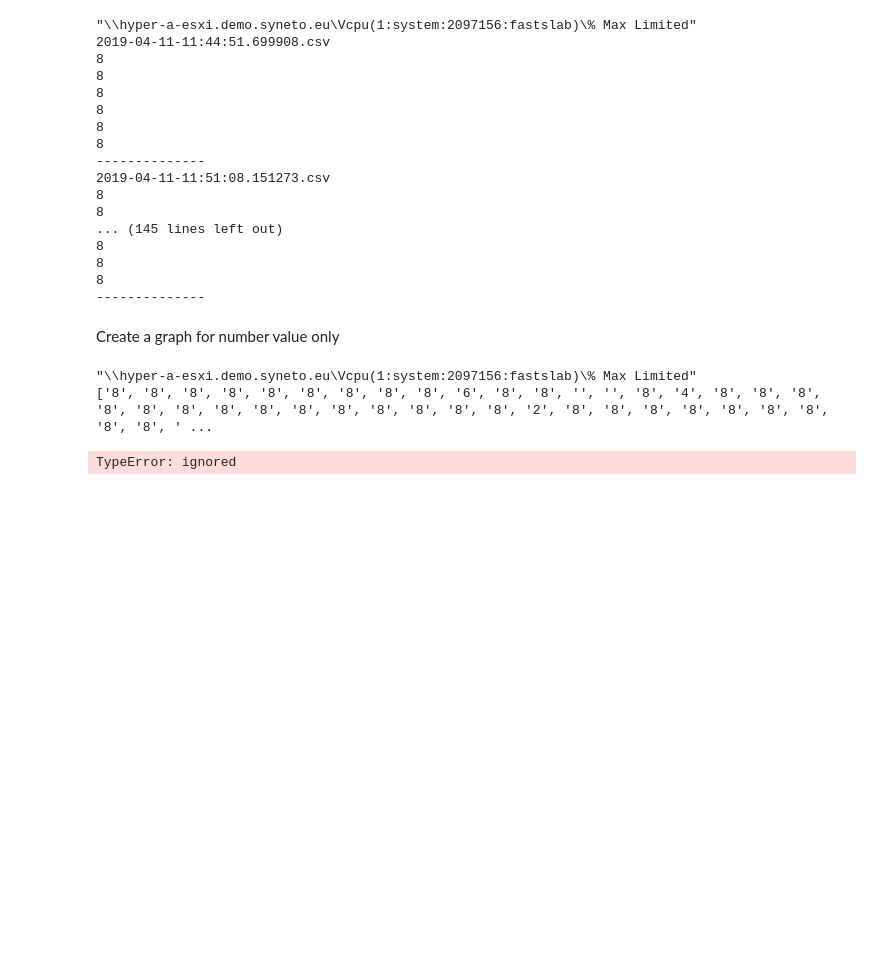
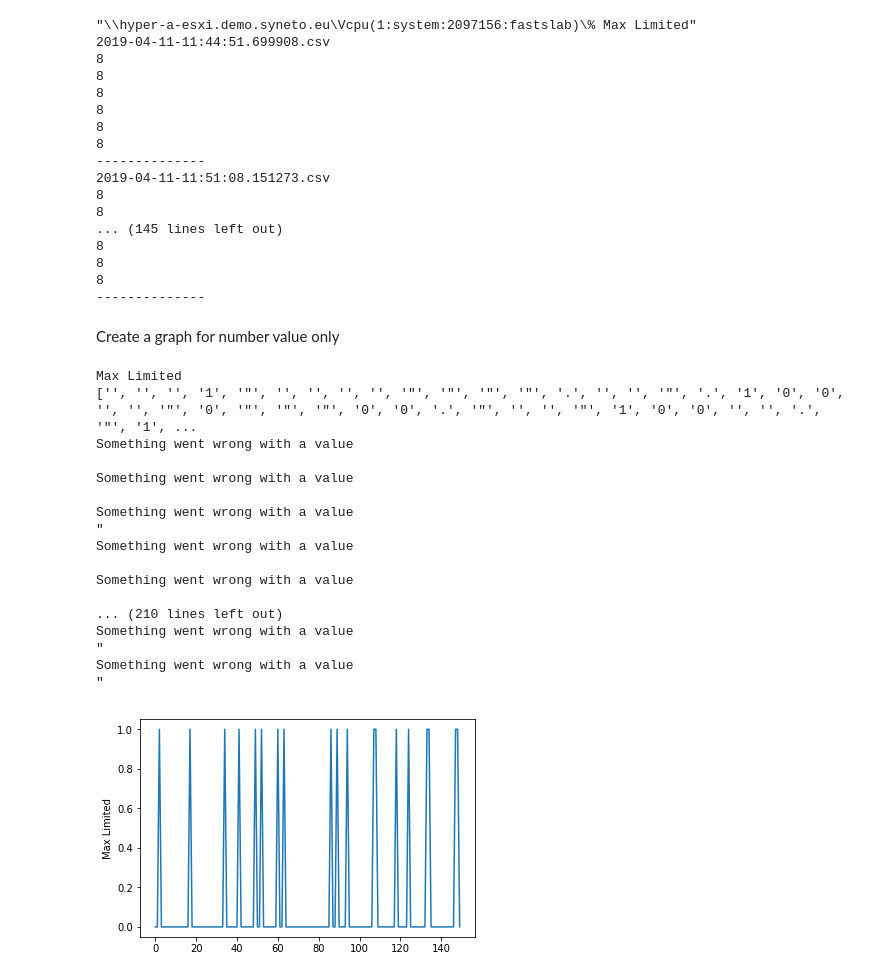
Before and after one commit to GenericError404/Syneto.collab, a Jupyter notebook: Syneto_Internship_Antoine_VILLAUME.ipynb, the cells around one changed output. Cells and saved outputs as stored; diff of their text form; code cells hidden in the pictures; blank space fills up the shorter version.

```diff
--- a/Syneto_Internship_Antoine_VILLAUME.ipynb
+++ b/Syneto_Internship_Antoine_VILLAUME.ipynb
@@ -144,52 +144,58 @@ Create a graph for number value only
 import matplotlib.pyplot as plt
 import os
 research = input()
-cutresearch = research.replace(' ','')
-cutresearch = cutresearch.replace('\n','')
 result = ''
 
 for nameFile in os.listdir('./'):
   colId=[-1]
   index=0
   if '.csv' in nameFile:
     file=open(nameFile, 'r')
     ligne = file.readline()
     ligne = ligne.split(',')
     for i in ligne:
-
-      i = i.replace(' ','')
-      i = i.replace('\n','')
-      if i==cutresearch:
+      if research in i:
         colId[0]=index
-      index = index+1
+      index = index + 1
     if colId[0] > -1:
       for ligne in file.readlines():
         result ='{0},{1}'.format(result,ligne[colId[0]])
     else:
-      print("there is no column like'", research,"")
+      print("there is no column like'", research,"''")
     file.close()
-research = research.replace('"','')
-result = result.replace('{0},'.format(research), '')
 result = result.split(',')
+print(result)
 del result[0]
-print(result)
 
 y=0
 for j in result:
   try:
     result[y] = float(j)
-    y = y + 1
   except:
-    print('Something went wrong with the value {0}'.format(y))
+    print('Something went wrong with a value')
     print(j)
     result[y] = 0
-    y = y + 1
+  y = y + 1
 
 plt.plot(result)
 plt.ylabel(research)
 plt.show()
-print(result)
 # %% [output]
-"\\hyper-a-esxi.demo.syneto.eu\Vcpu(1:system:2097156:fastslab)\% Max Limited"
-['8', '8', '8', '8', '8', '8', '8', '8', '8', '6', '8', '8', '', '', '8', '4', '8', '8', '8', '8', '8', '8', '8', '8', '8', '8', '8', '8', '8', '8', '2', '8', '8', '8', '8', '8', '8', '8', '8', '8', ' ...
+Max Limited
+['', '', '', '1', '"', '', '', '', '', '"', '"', '"', '"', '.', '', '', '"', '.', '1', '0', '0', '', '', '"', '0', '"', '"', '"', '0', '0', '.', '"', '', '', '"', '1', '0', '0', '', '', '.', '"', '1', ...
+Something went wrong with a value
+
+Something went wrong with a value
+
+Something went wrong with a value
+"
+Something went wrong with a value
+
+Something went wrong with a value
+
+... (210 lines left out)
+Something went wrong with a value
+"
+Something went wrong with a value
+"
-TypeError: ignored
+[figure, added]
```
